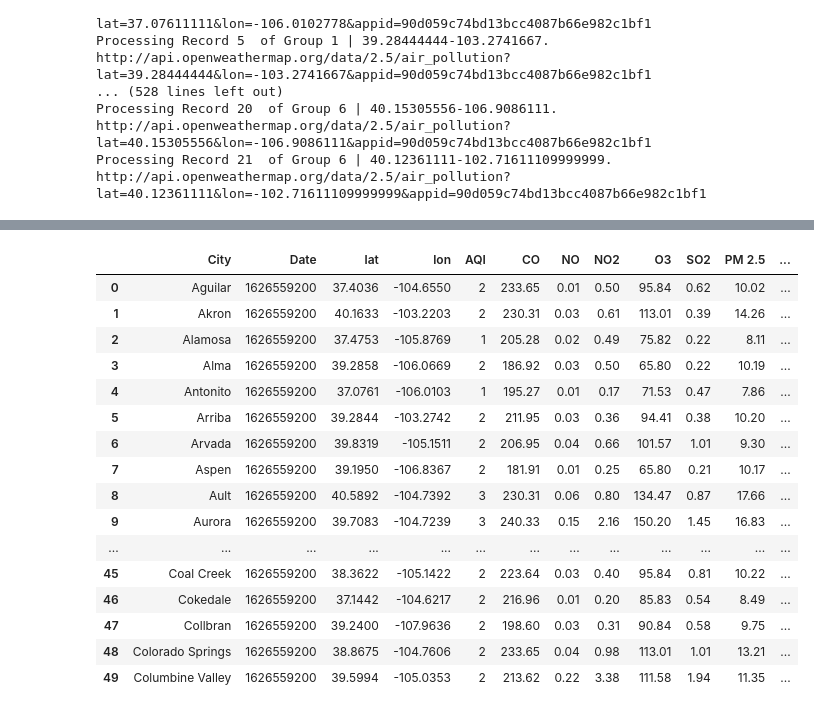
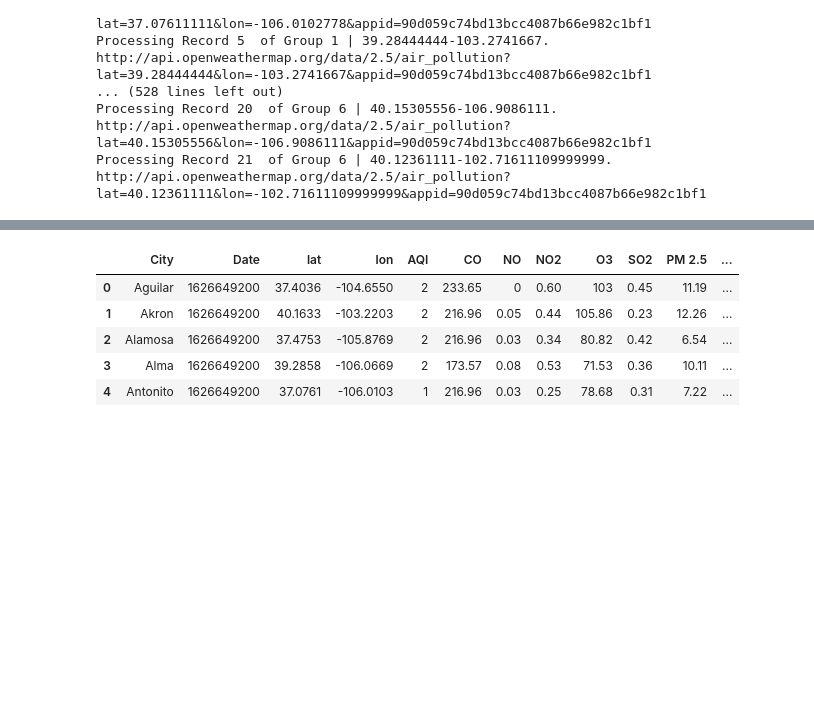
Before and after one commit to willserene/The_Air_We_Breath, a Jupyter notebook: Air_API_Call.ipynb, the cells around one changed output, grey strips where cells are left out. Drawn from its saved outputs; the diff is of its cells as text; code cells hidden in the pictures; blank space fills up the shorter version.

```diff
--- a/Air_API_Call.ipynb
+++ b/Air_API_Call.ipynb
@@ -148,24 +148,13 @@ air_df['Minute'] = datetimes.dt.minute
 # %%
 #Clean city names
 air_df["City"] = air_df['City'].str.split('[').str[0]
-air_df.head(50)
+air_df.head()
 # %% [output]
 |  | City | Date | lat | lon | AQI | CO | NO | NO2 | O3 | SO2 | PM 2.5 | ... |
-| 0 | Aguilar | 1626559200 | 37.4036 | -104.6550 | 2 | 233.65 | 0.01 | 0.50 | 95.84 | 0.62 | 10.02 | ... |
-| 1 | Akron | 1626559200 | 40.1633 | -103.2203 | 2 | 230.31 | 0.03 | 0.61 | 113.01 | 0.39 | 14.26 | ... |
-| 2 | Alamosa | 1626559200 | 37.4753 | -105.8769 | 1 | 205.28 | 0.02 | 0.49 | 75.82 | 0.22 | 8.11 | ... |
-| 3 | Alma | 1626559200 | 39.2858 | -106.0669 | 2 | 186.92 | 0.03 | 0.50 | 65.80 | 0.22 | 10.19 | ... |
-| 4 | Antonito | 1626559200 | 37.0761 | -106.0103 | 1 | 195.27 | 0.01 | 0.17 | 71.53 | 0.47 | 7.86 | ... |
-| 5 | Arriba | 1626559200 | 39.2844 | -103.2742 | 2 | 211.95 | 0.03 | 0.36 | 94.41 | 0.38 | 10.20 | ... |
-| 6 | Arvada | 1626559200 | 39.8319 | -105.1511 | 2 | 206.95 | 0.04 | 0.66 | 101.57 | 1.01 | 9.30 | ... |
-| 7 | Aspen | 1626559200 | 39.1950 | -106.8367 | 2 | 181.91 | 0.01 | 0.25 | 65.80 | 0.21 | 10.17 | ... |
-| 8 | Ault | 1626559200 | 40.5892 | -104.7392 | 3 | 230.31 | 0.06 | 0.80 | 134.47 | 0.87 | 17.66 | ... |
-| 9 | Aurora | 1626559200 | 39.7083 | -104.7239 | 3 | 240.33 | 0.15 | 2.16 | 150.20 | 1.45 | 16.83 | ... |
-| ... | ... | ... | ... | ... | ... | ... | ... | ... | ... | ... | ... | ... |
-| 45 | Coal Creek | 1626559200 | 38.3622 | -105.1422 | 2 | 223.64 | 0.03 | 0.40 | 95.84 | 0.81 | 10.22 | ... |
-| 46 | Cokedale | 1626559200 | 37.1442 | -104.6217 | 2 | 216.96 | 0.01 | 0.20 | 85.83 | 0.54 | 8.49 | ... |
-| 47 | Collbran | 1626559200 | 39.2400 | -107.9636 | 2 | 198.60 | 0.03 | 0.31 | 90.84 | 0.58 | 9.75 | ... |
-| 48 | Colorado Springs | 1626559200 | 38.8675 | -104.7606 | 2 | 233.65 | 0.04 | 0.98 | 113.01 | 1.01 | 13.21 | ... |
-| 49 | Columbine Valley | 1626559200 | 39.5994 | -105.0353 | 2 | 213.62 | 0.22 | 3.38 | 111.58 | 1.94 | 11.35 | ... |
+| 0 | Aguilar | 1626649200 | 37.4036 | -104.6550 | 2 | 233.65 | 0 | 0.60 | 103 | 0.45 | 11.19 | ... |
+| 1 | Akron | 1626649200 | 40.1633 | -103.2203 | 2 | 216.96 | 0.05 | 0.44 | 105.86 | 0.23 | 12.26 | ... |
+| 2 | Alamosa | 1626649200 | 37.4753 | -105.8769 | 2 | 216.96 | 0.03 | 0.34 | 80.82 | 0.42 | 6.54 | ... |
+| 3 | Alma | 1626649200 | 39.2858 | -106.0669 | 2 | 173.57 | 0.08 | 0.53 | 71.53 | 0.36 | 10.11 | ... |
+| 4 | Antonito | 1626649200 | 37.0761 | -106.0103 | 1 | 216.96 | 0.03 | 0.25 | 78.68 | 0.31 | 7.22 | ... |
 # %%
 air_df.to_csv('Resources/air_api_data.csv')
```
Also changed, not shown: parts of 3 cells of this notebook, 7 other files.
